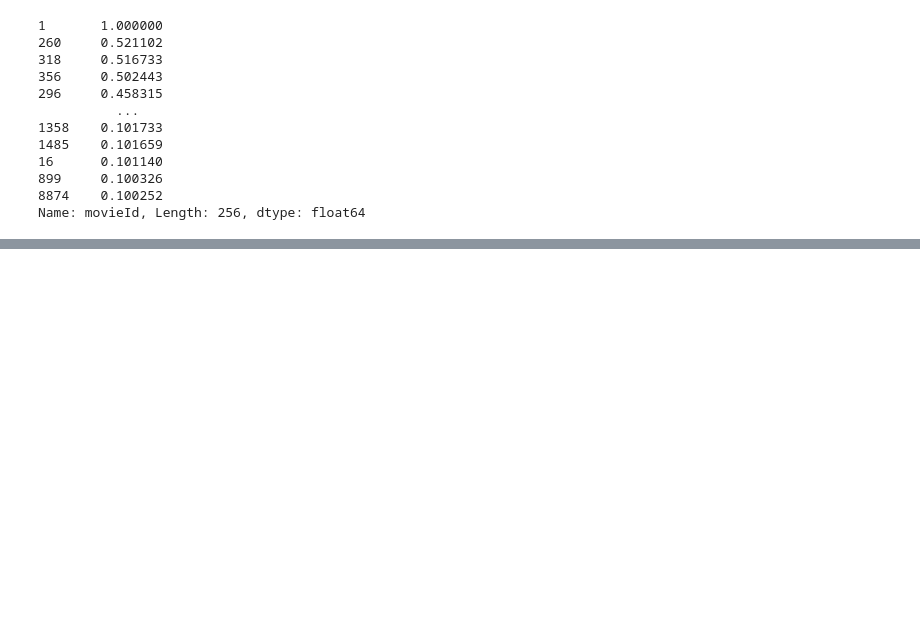
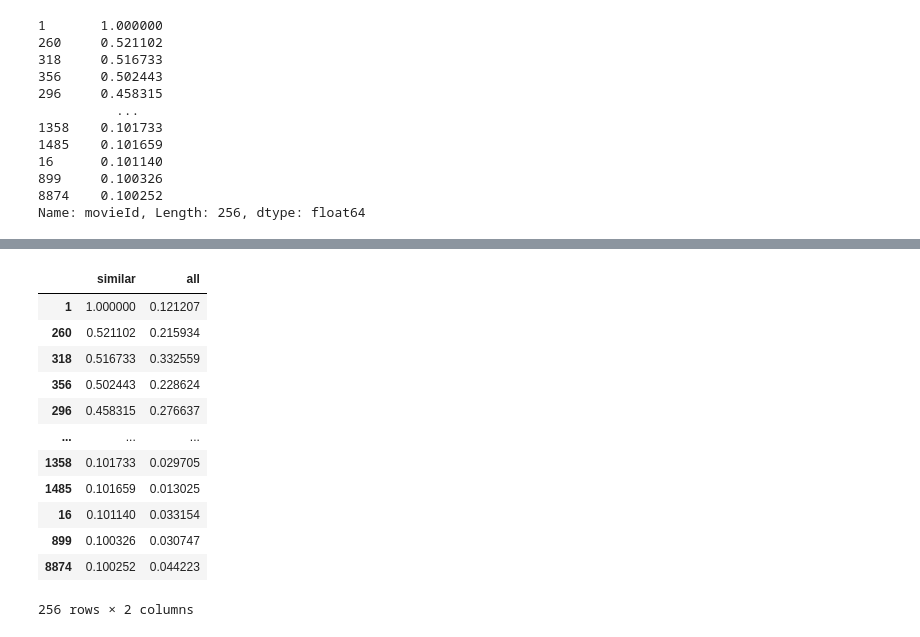
Before and after one commit to Benyamain/MovieRecommendations, a Jupyter notebook: MovieRecommendations.ipynb, the cells around one changed output, grey strips where cells are left out. Cells and saved outputs as stored; diff of their text form; code cells hidden in the pictures; blank space fills up the shorter version.

```diff
--- a/MovieRecommendations.ipynb
+++ b/MovieRecommendations.ipynb
@@ -152,0 +186,18 @@ Name: movieId, Length: 256, dtype: float64
+# %%
+rec_percentages = pd.concat([similar_user_recs, all_users_recs], axis=1)
+rec_percentages.columns = ['similar', 'all']
+rec_percentages
+# %% [output]
+|  | similar | all |
+| 1 | 1.000000 | 0.121207 |
+| 260 | 0.521102 | 0.215934 |
+| 318 | 0.516733 | 0.332559 |
+| 356 | 0.502443 | 0.228624 |
+| 296 | 0.458315 | 0.276637 |
+| ... | ... | ... |
+| 1358 | 0.101733 | 0.029705 |
+| 1485 | 0.101659 | 0.013025 |
+| 16 | 0.101140 | 0.033154 |
+| 899 | 0.100326 | 0.030747 |
+| 8874 | 0.100252 | 0.044223 |
+256 rows × 2 columns
```
Also changed, not shown: parts of 6 cells of this notebook.
